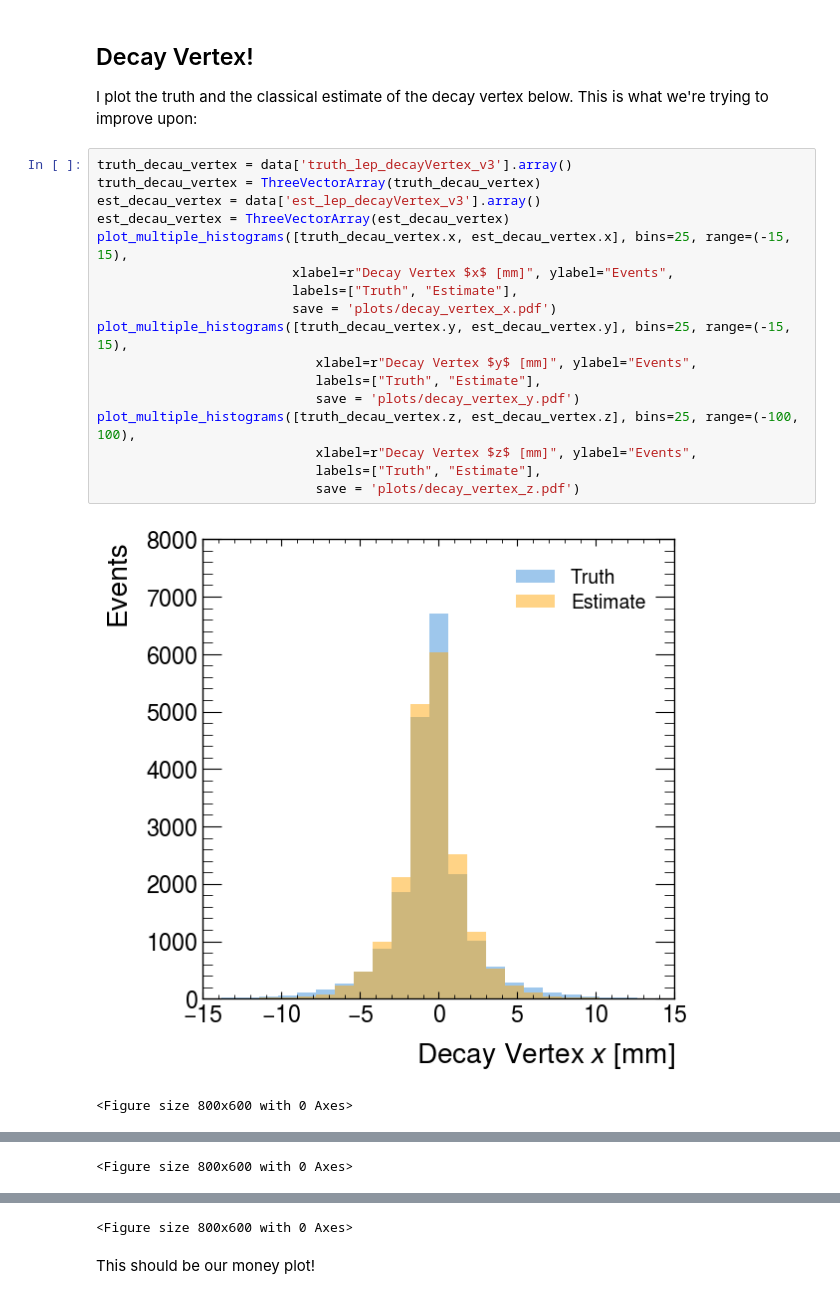
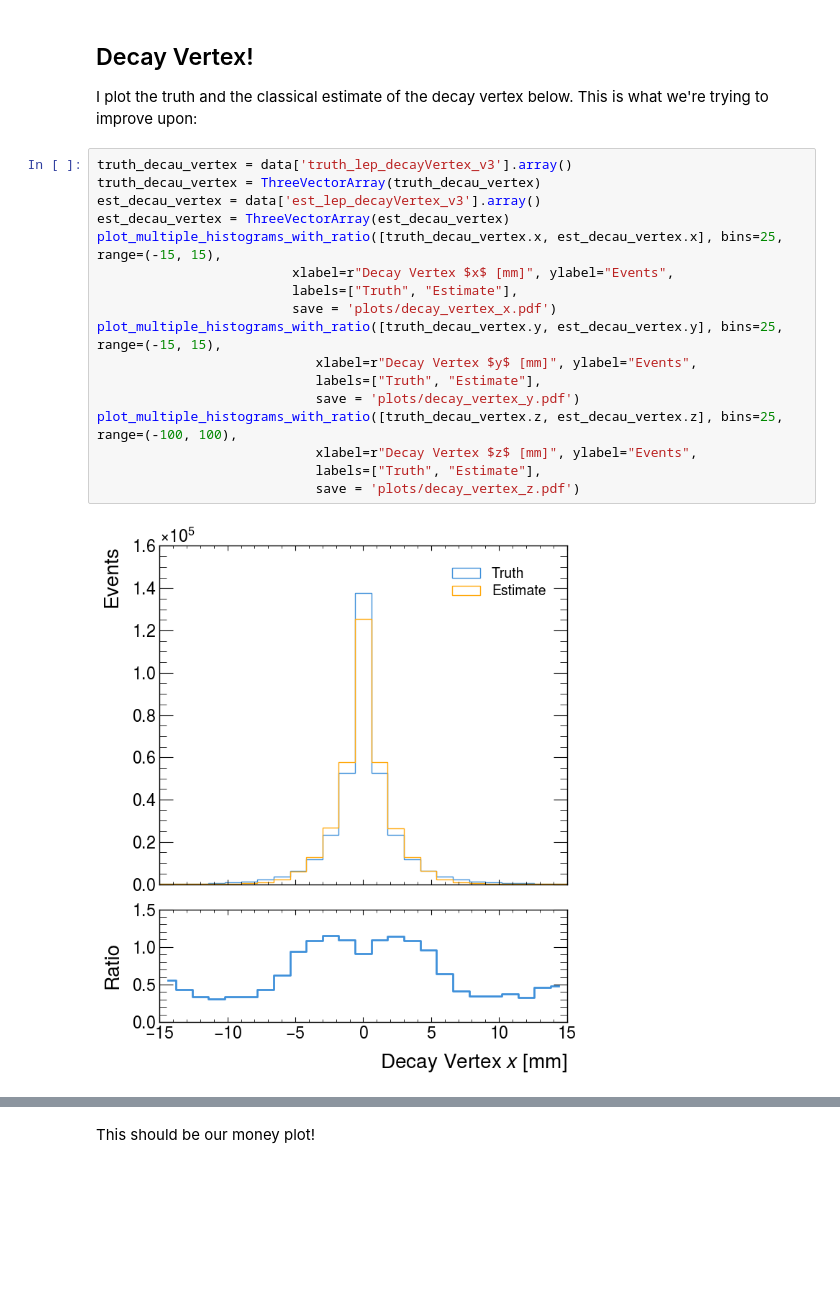
Before and after one commit to milescb/TauVertexCSE543, a Jupyter notebook: examine_data.ipynb, the cells around one changed output, grey strips where cells are left out. Cells and saved outputs as stored; diff of their text form; blank space fills up the shorter version.

Commit message:
updates to plotting

```diff
--- a/examine_data.ipynb
+++ b/examine_data.ipynb
@@ -59,20 +59,19 @@ I plot the truth and the classical estimate of the decay vertex below. This is w
 # %%
 truth_decau_vertex = data['truth_lep_decayVertex_v3'].array()
 truth_decau_vertex = ThreeVectorArray(truth_decau_vertex)
 est_decau_vertex = data['est_lep_decayVertex_v3'].array()
 est_decau_vertex = ThreeVectorArray(est_decau_vertex)
-plot_multiple_histograms([truth_decau_vertex.x, est_decau_vertex.x], bins=25, range=(-15, 15),
+plot_multiple_histograms_with_ratio([truth_decau_vertex.x, est_decau_vertex.x], bins=25, range=(-15, 15),
                          xlabel=r"Decay Vertex $x$ [mm]", ylabel="Events",
                          labels=["Truth", "Estimate"],
                          save = 'plots/decay_vertex_x.pdf')
-plot_multiple_histograms([truth_decau_vertex.y, est_decau_vertex.y], bins=25, range=(-15, 15),
+plot_multiple_histograms_with_ratio([truth_decau_vertex.y, est_decau_vertex.y], bins=25, range=(-15, 15),
                             xlabel=r"Decay Vertex $y$ [mm]", ylabel="Events",
                             labels=["Truth", "Estimate"],
                             save = 'plots/decay_vertex_y.pdf')
-plot_multiple_histograms([truth_decau_vertex.z, est_decau_vertex.z], bins=25, range=(-100, 100),
+plot_multiple_histograms_with_ratio([truth_decau_vertex.z, est_decau_vertex.z], bins=25, range=(-100, 100),
                             xlabel=r"Decay Vertex $z$ [mm]", ylabel="Events",
                             labels=["Truth", "Estimate"],
                             save = 'plots/decay_vertex_z.pdf')
 # %% [output]
-[figure, old version]
+[figure, new version]
-<Figure size 800x600 with 0 Axes>
@@ -80 +78,0 @@ plot_multiple_histograms([truth_decau_vertex.z, est_decau_vertex.z], bins=25, ra
-<Figure size 800x600 with 0 Axes>
@@ -82,4 +80,3 @@ plot_multiple_histograms([truth_decau_vertex.z, est_decau_vertex.z], bins=25, ra
-<Figure size 800x600 with 0 Axes>
 # %% [markdown]
 This should be our money plot!
 # %%
```
Also changed, not shown: parts of 3 cells of this notebook, 2 other files.
